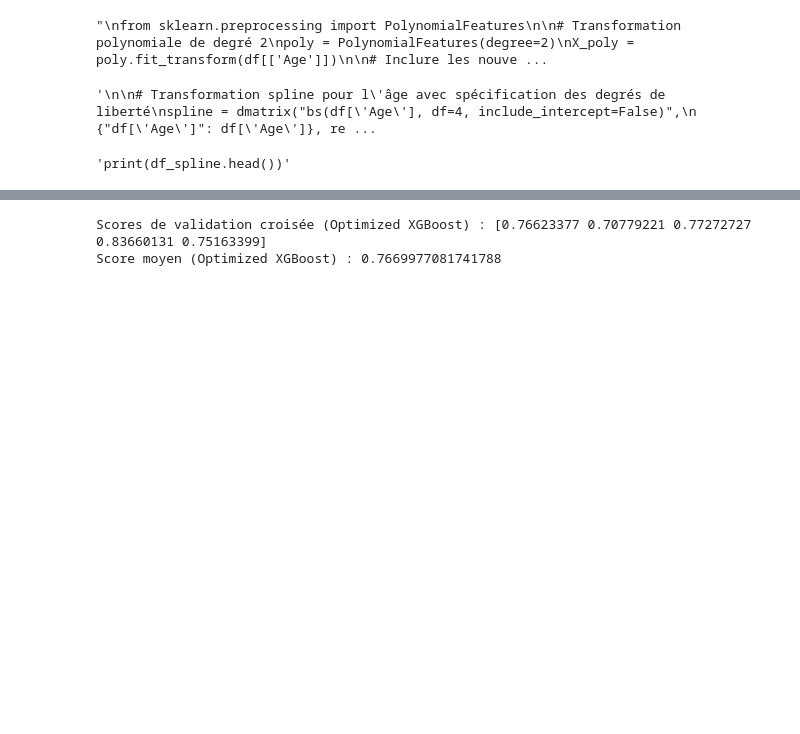
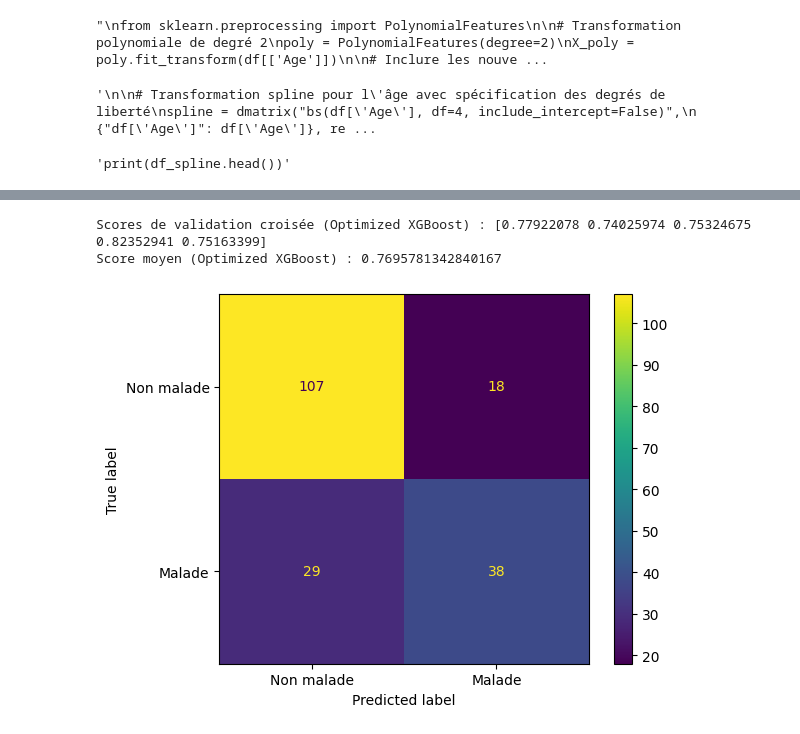
Before and after one commit to phbarbe/PrediHealth, a Jupyter notebook: Diabete/Diabetes_AN.ipynb, the cells around one changed output, grey strips where cells are left out. Cells and saved outputs as stored; diff of their text form; code cells hidden in the pictures; blank space fills up the shorter version.

```diff
--- a/Diabete/Diabetes_AN.ipynb
+++ b/Diabete/Diabetes_AN.ipynb
@@ -700,0 +501,3 @@ X_train, X_test, y_train, y_test = train_test_split(X, y, test_size=0.3, random_
+# %%
+# Diviser les données en ensembles d'entraînement et de test
+X_train, X_test, y_train, y_test = train_test_split(X, y, stratify=y, random_state=42)
@@ -739,26 +550,0 @@ Score moyen (Optimized Random Forest) : 0.7761055937526525
-# %%
-# un Gridsearch pour trouver les meilleures hyperparametres pour entrainer le model avec XGboost
-# Définir la grille des hyperparamètres à tester
-"""from xgboost import XGBClassifier
-
-param_grid = {
-    'n_estimators': [100, 200, 300],
-    'max_depth': [3, 5, 7],
-    'learning_rate': [0.01, 0.1, 0.2],
-    'subsample': [0.6, 0.8, 1.0],
-    'colsample_bytree': [0.6, 0.8, 1.0],
-    'gamma': [0, 0.1, 0.2],
-    'min_child_weight': [1, 3, 5]
-}
-
-# Configurer GridSearchCV
-xgb_model = XGBClassifier(random_state=42)
-grid_search = GridSearchCV(estimator=xgb_model, param_grid=param_grid, cv=5, n_jobs=-1, verbose=2, scoring=make_scorer(accuracy_score))
-
-# Entraîner GridSearchCV
-grid_search.fit(X_train, y_train)
-
-# Meilleurs hyperparamètres trouvés
-best_params = grid_search.best_params_
-print(f'Best parameters found: {best_params}')
-"""
@@ -768,7 +605,12 @@ Best parameters found: {'colsample_bytree': 1.0, 'gamma': 0.1, 'learning_rate':
 # %%
 # Entraîner le modèle avec XGboost avec les meilleurs hyperparamètres
 from xgboost import XGBClassifier
-best_xgb_model = XGBClassifier(colsample_bytree = 1.0, gamma = 0.1, learning_rate = 0.01, max_depth = 5, min_child_weight = 5, n_estimators = 300, subsample = 1.0, random_state=42)
+best_xgb_model = XGBClassifier(objective='binary:logistic',
+                               colsample_bytree = 0.8,
+                               gamma = 0.2,
+                               learning_rate = 0.01, max_depth = 5,
+                               min_child_weight = 5, n_estimators = 300,
+                               subsample = 1.0)
 best_xgb_model.fit(X_train, y_train)
 
 # Évaluer le modèle avec la validation croisée
@@ -777,5 +619,15 @@ xgb_scores = cross_val_score(best_xgb_model, X, y, cv=5)
 print(f'Scores de validation croisée (Optimized XGBoost) : {xgb_scores}')
 print(f'Score moyen (Optimized XGBoost) : {xgb_scores.mean()}')
 # %% [output]
-Scores de validation croisée (Optimized XGBoost) : [0.76623377 0.70779221 0.77272727 0.83660131 0.75163399]
-Score moyen (Optimized XGBoost) : 0.7669977081741788
+Scores de validation croisée (Optimized XGBoost) : [0.77922078 0.74025974 0.75324675 0.82352941 0.75163399]
+Score moyen (Optimized XGBoost) : 0.7695781342840167
+# %%
+y_pred = best_xgb_model.predict(X_test)
+cm = confusion_matrix(y_test, y_pred)
+
+disp = ConfusionMatrixDisplay(confusion_matrix=cm,
+                              display_labels=['Non malade', 'Malade'])
+disp.plot(values_format='d')
+plt.show()
+# %% [output]
+[figure, added]
```
Also changed, not shown: parts of 18 cells of this notebook.
